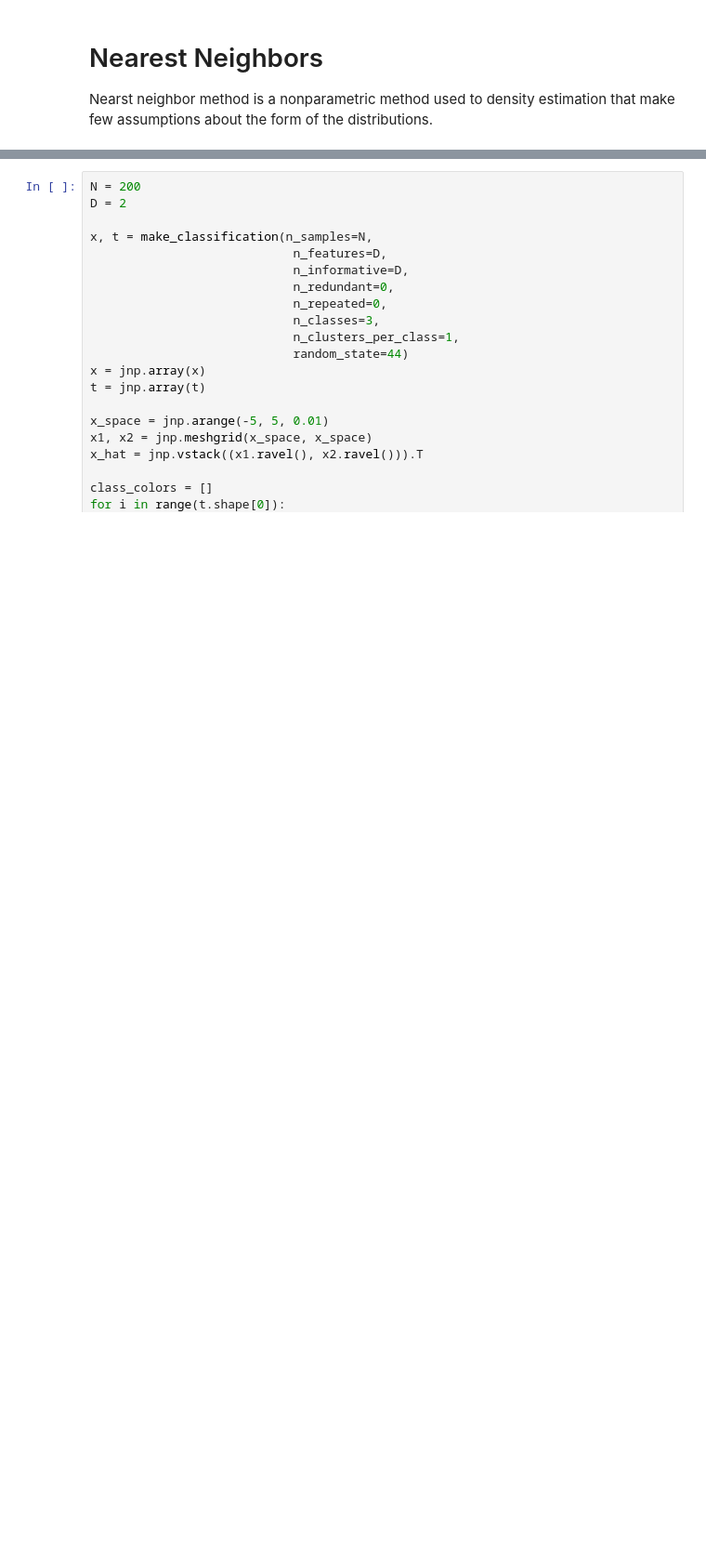
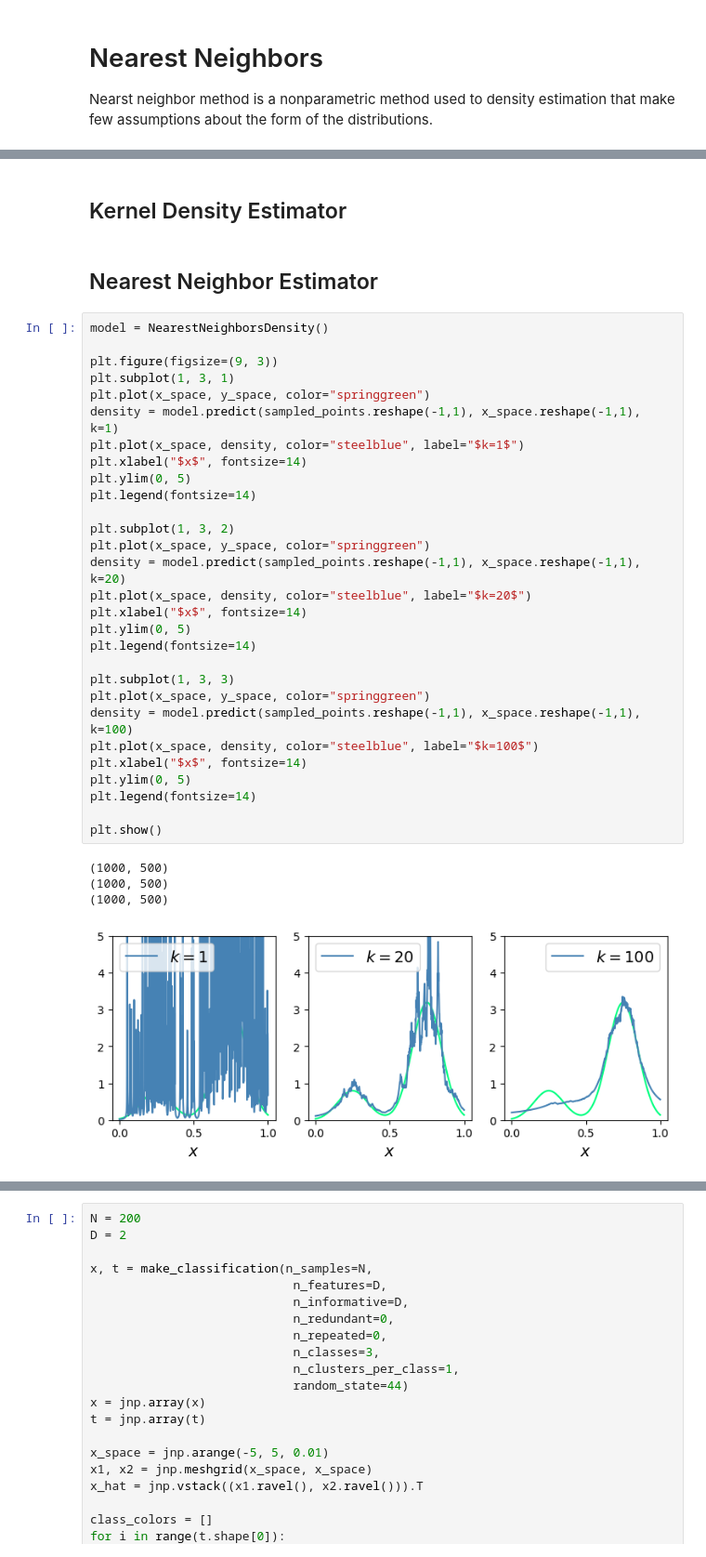
Before and after one commit to YangyangFu/mlax, a Jupyter notebook: 4-knn.ipynb, the cells around one changed output, grey strips where cells are left out. Shown: that part at 93% size. Saved outputs shown, nothing was run; the diff lists cells and outputs as text; blank space fills up the shorter version.

```diff
--- a/4-knn.ipynb
+++ b/4-knn.ipynb
@@ -13,0 +59,38 @@ from basic.neighbors import NearestNeighborsClassifier
+# %% [markdown]
+## Kernel Density Estimator
+# %% [markdown]
+## Nearest Neighbor Estimator
+# %%
+model = NearestNeighborsDensity()
+
+plt.figure(figsize=(9, 3))
+plt.subplot(1, 3, 1)
+plt.plot(x_space, y_space, color="springgreen")
+density = model.predict(sampled_points.reshape(-1,1), x_space.reshape(-1,1), k=1)
+plt.plot(x_space, density, color="steelblue", label="$k=1$")
+plt.xlabel("$x$", fontsize=14)
+plt.ylim(0, 5)
+plt.legend(fontsize=14)
+
+plt.subplot(1, 3, 2)
+plt.plot(x_space, y_space, color="springgreen")
+density = model.predict(sampled_points.reshape(-1,1), x_space.reshape(-1,1), k=20)
+plt.plot(x_space, density, color="steelblue", label="$k=20$")
+plt.xlabel("$x$", fontsize=14)
+plt.ylim(0, 5)
+plt.legend(fontsize=14)
+
+plt.subplot(1, 3, 3)
+plt.plot(x_space, y_space, color="springgreen")
+density = model.predict(sampled_points.reshape(-1,1), x_space.reshape(-1,1), k=100)
+plt.plot(x_space, density, color="steelblue", label="$k=100$")
+plt.xlabel("$x$", fontsize=14)
+plt.ylim(0, 5)
+plt.legend(fontsize=14)
+
+plt.show()
+# %% [output]
+(1000, 500)
+(1000, 500)
+(1000, 500)
+[figure, added]
```
Also changed, not shown: parts of 4 cells of this notebook, 3 other files.
